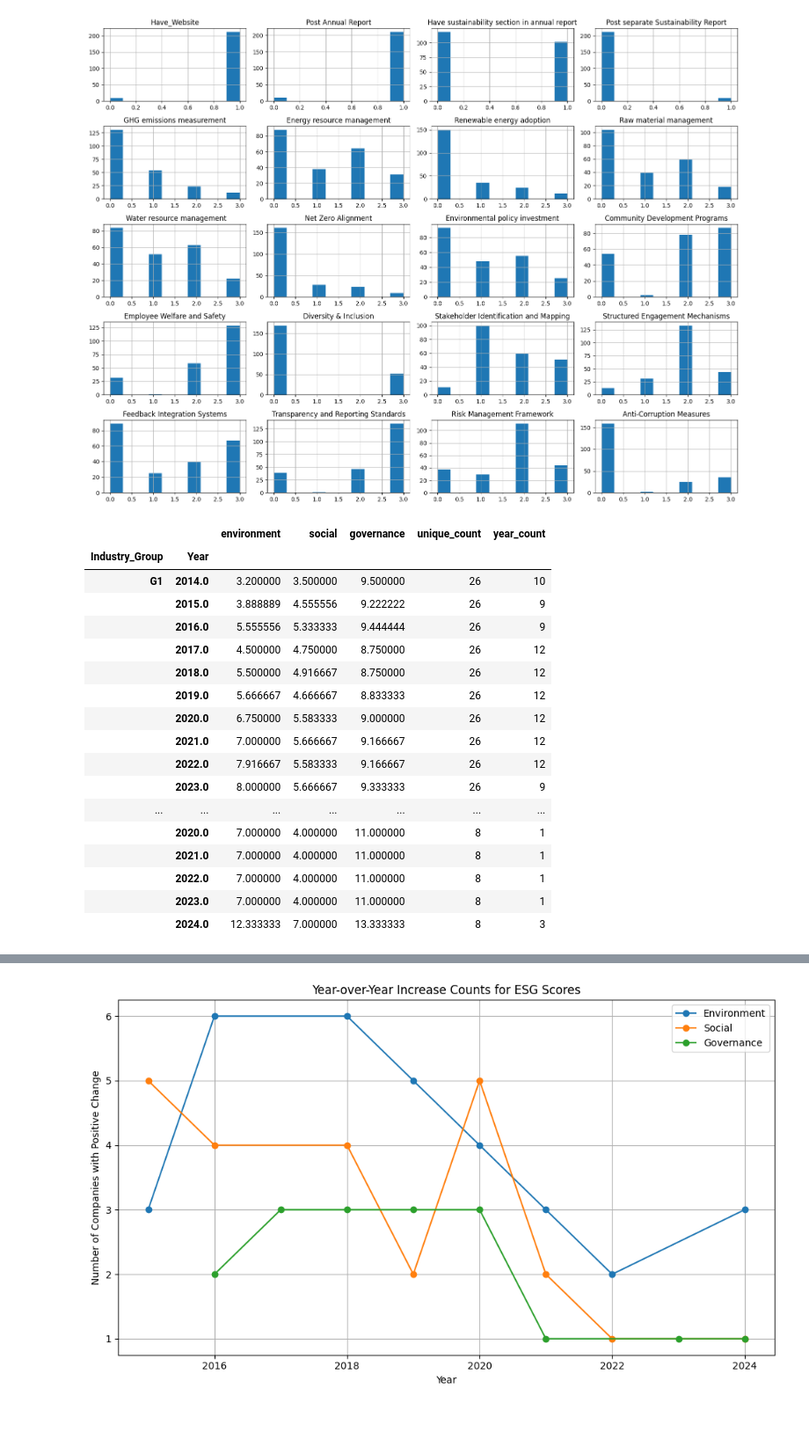
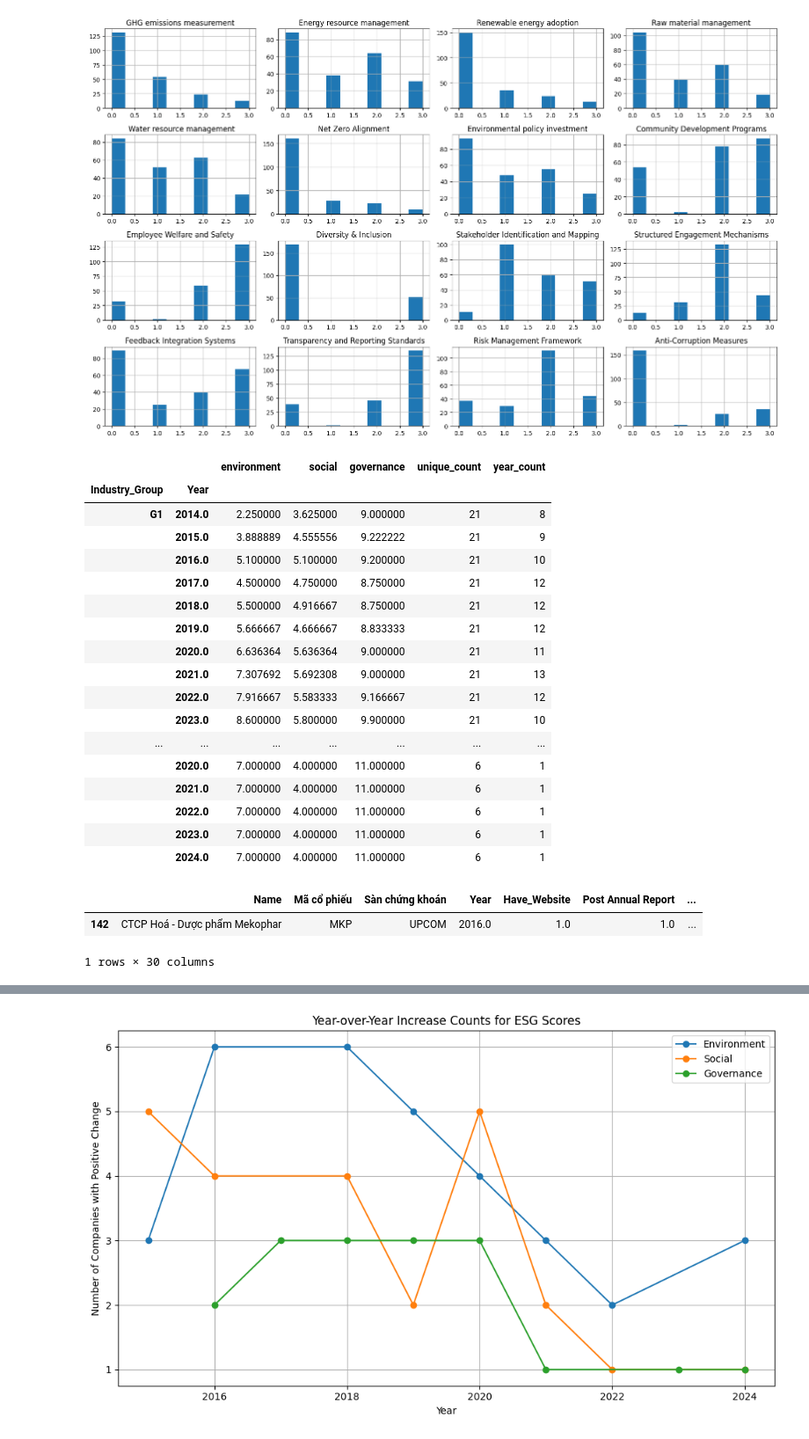
Before and after one commit to mickiem123/ESG, a Jupyter notebook: ESG.ipynb, the cells around one changed output, grey strips where cells are left out. Shown at 88% size. Cells and saved outputs as stored; diff of their text form; code cells hidden in the pictures.

Commit message:
flag and change normalization

```diff
--- a/ESG.ipynb
+++ b/ESG.ipynb
@@ -3,10 +3,10 @@ import pandas as pd
 import numpy as np
 import matplotlib.pyplot as plt
 
-df = pd.read_excel(rf"C:\Users\thuhi\Downloads\rating sheet (5).xlsx")
+df = pd.read_excel(rf"C:\Users\thuhi\Downloads\rating sheet (6).xlsx")
 
 df.drop(columns=["Corporation size","Financial indicators"],inplace=True)
 
 # Replace any string that is only whitespace with np.nan, then convert to float
-df["Diversity & Inclusion"] = df["Diversity & Inclusion"].replace(r'^\s*$', np.nan, regex=True)
-df["Diversity & Inclusion"] = pd.to_numeric(df["Diversity & Inclusion"], errors='coerce')
+
+df.Year.value_counts()
@@ -12,0 +27,4 @@ df["Diversity & Inclusion"] = pd.to_numeric(df["Diversity & Inclusion"], errors=
+# %%
+df["Anti-Corruption Measures"][df["Anti-Corruption Measures"] == "0+C2:Z3"] = 0
+df["Diversity & Inclusion"] = df["Diversity & Inclusion"].replace(r'^\s*$', np.nan, regex=True)
+df["Diversity & Inclusion"] = pd.to_numeric(df["Diversity & Inclusion"], errors='coerce')
@@ -13,33 +46,37 @@ df["Diversity & Inclusion"] = pd.to_numeric(df["Diversity & Inclusion"], errors=
 # %%
 # Plot histogram for all score columns in df
 score_cols = [
-    "Have_Website",
-    "Post Annual Report",
-    "Have sustainability section in annual report",
-    "Post separate Sustainability Report",
     "GHG emissions measurement",
     "Energy resource management",
     "Renewable energy adoption",
     "Raw material management",
     " Water resource management",
     "Net Zero Alignment",
     "Environmental policy investment",
     "Community Development Programs",
     "Employee Welfare and Safety",
     "Diversity & Inclusion",
     "Stakeholder Identification and Mapping",
     "Structured Engagement Mechanisms",
     "Feedback Integration Systems",
     "Transparency and Reporting Standards",
     "Risk Management Framework",
     "Anti-Corruption Measures"
 ]
-df[score_cols]=df[score_cols].fillna(0)
+
+# Create a flag column if a row had at least 15 NAs in score_cols that were filled
+na_flags = df[score_cols].isna()
+df['score_cols_filled_count'] = na_flags.sum(axis=1)
+df['score_cols_filled_flag'] = (df['score_cols_filled_count'] >= 1).astype(int)
+
+# Fill NA with 0 for plotting
+df[score_cols] = df[score_cols].fillna(0)
 df[score_cols].hist(figsize=(16, 12), bins=10, layout=(5, 4))
+
 plt.tight_layout()
 plt.show()
 # %% [output]
-[figure, old version]
+[figure, new version]
 # %%
 
 
@@ -90,22 +127,28 @@ mean_scores[['environment','social','governance','unique_count','year_count']]
 # %% [output]
 |  |  | environment | social | governance | unique_count | year_count |
 | Industry_Group | Year |  |  |  |  |  |
-| G1 | 2014.0 | 3.200000 | 3.500000 | 9.500000 | 26 | 10 |
-|  | 2015.0 | 3.888889 | 4.555556 | 9.222222 | 26 | 9 |
-|  | 2016.0 | 5.555556 | 5.333333 | 9.444444 | 26 | 9 |
-|  | 2017.0 | 4.500000 | 4.750000 | 8.750000 | 26 | 12 |
-|  | 2018.0 | 5.500000 | 4.916667 | 8.750000 | 26 | 12 |
-|  | 2019.0 | 5.666667 | 4.666667 | 8.833333 | 26 | 12 |
-|  | 2020.0 | 6.750000 | 5.583333 | 9.000000 | 26 | 12 |
-|  | 2021.0 | 7.000000 | 5.666667 | 9.166667 | 26 | 12 |
-|  | 2022.0 | 7.916667 | 5.583333 | 9.166667 | 26 | 12 |
-|  | 2023.0 | 8.000000 | 5.666667 | 9.333333 | 26 | 9 |
+| G1 | 2014.0 | 2.250000 | 3.625000 | 9.000000 | 21 | 8 |
+|  | 2015.0 | 3.888889 | 4.555556 | 9.222222 | 21 | 9 |
+|  | 2016.0 | 5.100000 | 5.100000 | 9.200000 | 21 | 10 |
+|  | 2017.0 | 4.500000 | 4.750000 | 8.750000 | 21 | 12 |
+|  | 2018.0 | 5.500000 | 4.916667 | 8.750000 | 21 | 12 |
+|  | 2019.0 | 5.666667 | 4.666667 | 8.833333 | 21 | 12 |
+|  | 2020.0 | 6.636364 | 5.636364 | 9.000000 | 21 | 11 |
+|  | 2021.0 | 7.307692 | 5.692308 | 9.000000 | 21 | 13 |
+|  | 2022.0 | 7.916667 | 5.583333 | 9.166667 | 21 | 12 |
+|  | 2023.0 | 8.600000 | 5.800000 | 9.900000 | 21 | 10 |
 | ... | ... | ... | ... | ... | ... | ... |
-|  | 2020.0 | 7.000000 | 4.000000 | 11.000000 | 8 | 1 |
-|  | 2021.0 | 7.000000 | 4.000000 | 11.000000 | 8 | 1 |
-|  | 2022.0 | 7.000000 | 4.000000 | 11.000000 | 8 | 1 |
-|  | 2023.0 | 7.000000 | 4.000000 | 11.000000 | 8 | 1 |
-|  | 2024.0 | 12.333333 | 7.000000 | 13.333333 | 8 | 3 |
+|  | 2020.0 | 7.000000 | 4.000000 | 11.000000 | 6 | 1 |
+|  | 2021.0 | 7.000000 | 4.000000 | 11.000000 | 6 | 1 |
+|  | 2022.0 | 7.000000 | 4.000000 | 11.000000 | 6 | 1 |
+|  | 2023.0 | 7.000000 | 4.000000 | 11.000000 | 6 | 1 |
+|  | 2024.0 | 7.000000 | 4.000000 | 11.000000 | 6 | 1 |
+# %%
+df[(df['Industry_Group'] == 'G4') & (df['Year'] == 2016)]
+# %% [output]
+|  | Name | Mã cổ phiếu | Sàn chứng khoán | Year | Have_Website | Post Annual Report | ... |
+| 142 | CTCP Hoá - Dược phẩm Mekophar | MKP | UPCOM | 2016.0 | 1.0 | 1.0 | ... |
+1 rows × 30 columns
 # %%
 # --- Cell 9: Normalize mean_scores before plotting ---
 
```
Also changed, not shown: parts of 7 cells of this notebook.
